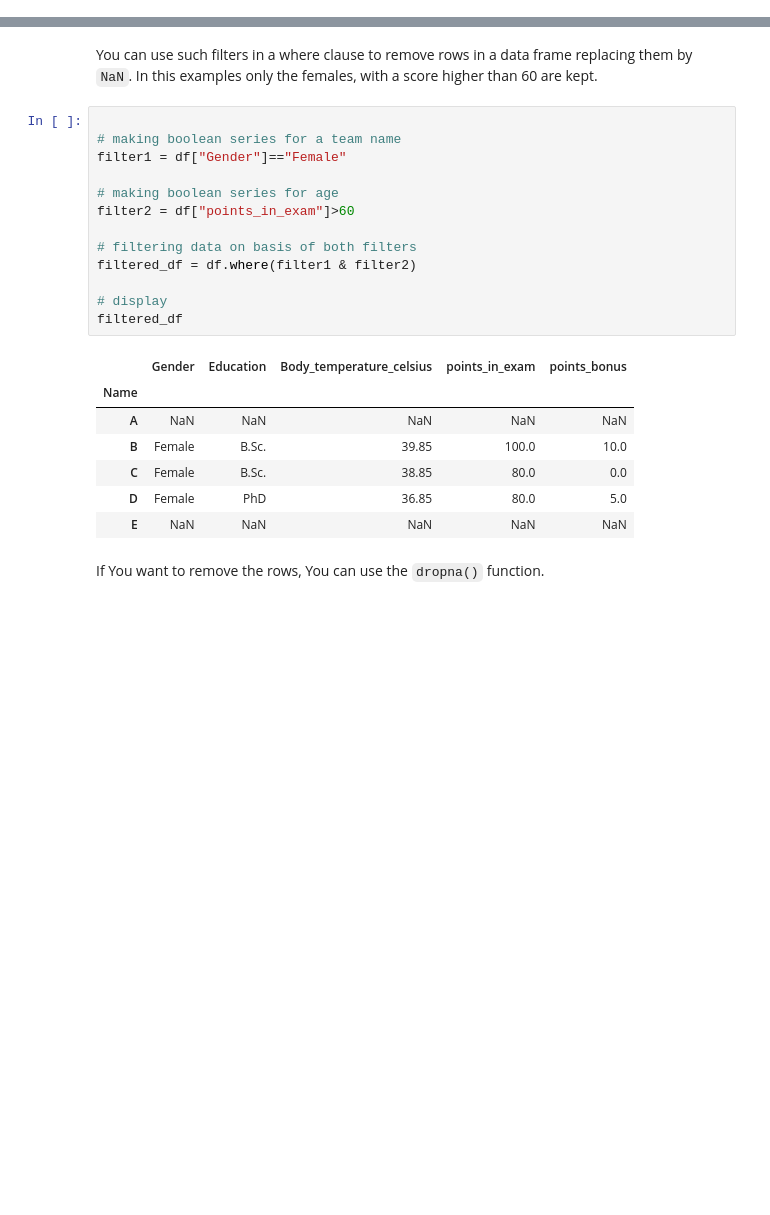
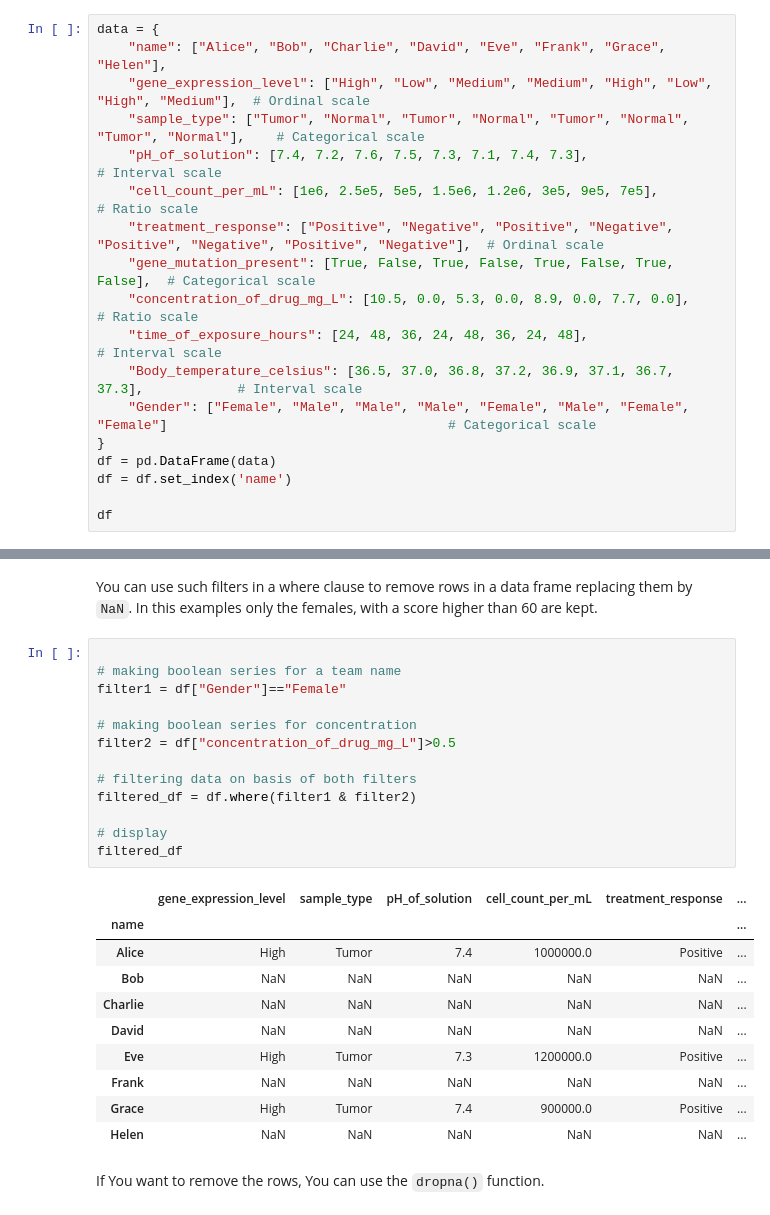
Before and after one commit to jhumci/BLT_BDS, a Jupyter notebook: 1_Visualisierung_und_Datenbanken.ipynb, the cells around one changed output, grey strips where cells are left out. Saved outputs shown, nothing was run; the diff lists cells and outputs as text; blank space fills up the shorter version.

Commit message:
added data

````diff
--- a/1_Visualisierung_und_Datenbanken.ipynb
+++ b/1_Visualisierung_und_Datenbanken.ipynb
@@ -420,3 +584,21 @@ Male
 ✍️ **Task**
 
 Select the body temperature of the person named "C"
+# %%
+data = {
+    "name": ["Alice", "Bob", "Charlie", "David", "Eve", "Frank", "Grace", "Helen"],
+    "gene_expression_level": ["High", "Low", "Medium", "Medium", "High", "Low", "High", "Medium"],  # Ordinal scale
+    "sample_type": ["Tumor", "Normal", "Tumor", "Normal", "Tumor", "Normal", "Tumor", "Normal"],    # Categorical scale
+    "pH_of_solution": [7.4, 7.2, 7.6, 7.5, 7.3, 7.1, 7.4, 7.3],                                    # Interval scale
+    "cell_count_per_mL": [1e6, 2.5e5, 5e5, 1.5e6, 1.2e6, 3e5, 9e5, 7e5],                          # Ratio scale
+    "treatment_response": ["Positive", "Negative", "Positive", "Negative", "Positive", "Negative", "Positive", "Negative"],  # Ordinal scale
+    "gene_mutation_present": [True, False, True, False, True, False, True, False],  # Categorical scale
+    "concentration_of_drug_mg_L": [10.5, 0.0, 5.3, 0.0, 8.9, 0.0, 7.7, 0.0],        # Ratio scale
+    "time_of_exposure_hours": [24, 48, 36, 24, 48, 36, 24, 48],                      # Interval scale
+    "Body_temperature_celsius": [36.5, 37.0, 36.8, 37.2, 36.9, 37.1, 36.7, 37.3],            # Interval scale
+    "Gender": ["Female", "Male", "Male", "Male", "Female", "Male", "Female", "Female"]                                    # Categorical scale
+}
+df = pd.DataFrame(data)
+df = df.set_index('name')
+
+df
@@ -544,24 +750,27 @@ You can use such filters in a where clause to remove rows in a data frame replac
 # %%
 
 # making boolean series for a team name
 filter1 = df["Gender"]=="Female"
 
-# making boolean series for age
-filter2 = df["points_in_exam"]>60
+# making boolean series for concentration
+filter2 = df["concentration_of_drug_mg_L"]>0.5
 
 # filtering data on basis of both filters
 filtered_df = df.where(filter1 & filter2)
 
 # display
 filtered_df
 # %% [output]
-|  | Gender | Education | Body_temperature_celsius | points_in_exam | points_bonus |
-| Name |  |  |  |  |  |
-| A | NaN | NaN | NaN | NaN | NaN |
-| B | Female | B.Sc. | 39.85 | 100.0 | 10.0 |
-| C | Female | B.Sc. | 38.85 | 80.0 | 0.0 |
-| D | Female | PhD | 36.85 | 80.0 | 5.0 |
-| E | NaN | NaN | NaN | NaN | NaN |
+|  | gene_expression_level | sample_type | pH_of_solution | cell_count_per_mL | treatment_response | ... |
+| name |  |  |  |  |  | ... |
+| Alice | High | Tumor | 7.4 | 1000000.0 | Positive | ... |
+| Bob | NaN | NaN | NaN | NaN | NaN | ... |
+| Charlie | NaN | NaN | NaN | NaN | NaN | ... |
+| David | NaN | NaN | NaN | NaN | NaN | ... |
+| Eve | High | Tumor | 7.3 | 1200000.0 | Positive | ... |
+| Frank | NaN | NaN | NaN | NaN | NaN | ... |
+| Grace | High | Tumor | 7.4 | 900000.0 | Positive | ... |
+| Helen | NaN | NaN | NaN | NaN | NaN | ... |
 # %% [markdown]
 If You want to remove the rows, You can use the ```dropna()``` function.
 # %%
````
Also changed, not shown: parts of 56 cells of this notebook, 8 other files.
